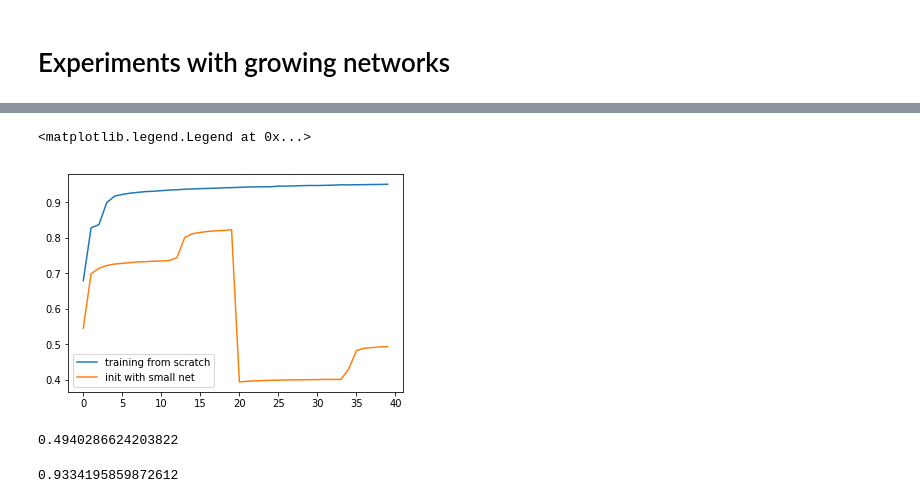
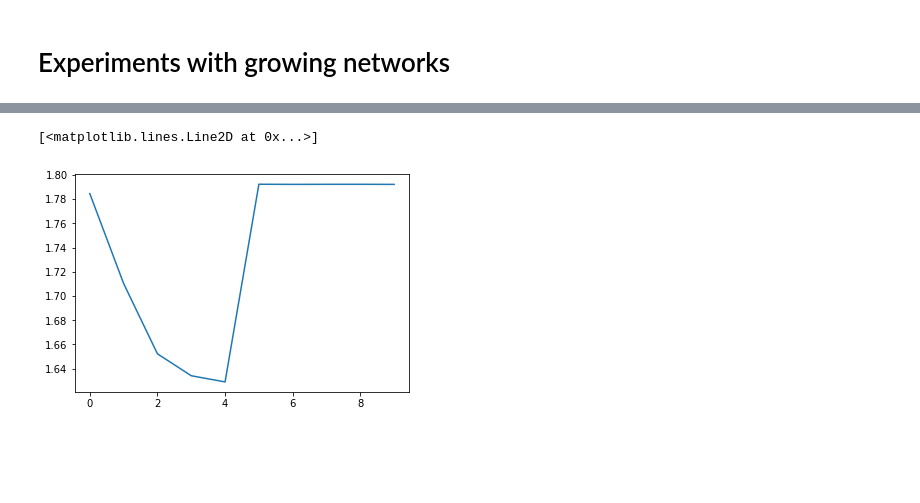
Before and after one commit to mshalvagal/weightSymmetry, a Jupyter notebook: Workspace.ipynb, the cells around one changed output, grey strips where cells are left out. Cells and saved outputs as stored; diff of their text form; code cells hidden in the pictures; blank space fills up the shorter version.

```diff
--- a/Workspace.ipynb
+++ b/Workspace.ipynb
@@ -169,17 +68,8 @@ plt.legend()
-# %%
-plt.plot(training_acc_big, label='training from scratch')
-plt.plot(np.append(training_acc_small, training_acc_big_2), label='init with small net')
-plt.legend()
-# %% [output]
-<matplotlib.legend.Legend at 0x...>
-[figure, removed]
-# %%
-test_acc = test(small_net, test_loader)
-print(test_acc)
-# %% [output]
-0.4940286624203822
-# %%
-test_acc = test(big_net, test_loader)
-print(test_acc)
-# %% [output]
-0.9334195859872612
+# %%
+loss = np.load('logs/16 neurons/loss_curve.npy')
+acc = np.load('logs/16 neurons/acc_curve.npy')
+# %%
+plt.plot(loss)
+# %% [output]
+[<matplotlib.lines.Line2D at 0x...>]
+[figure, added]
```
Also changed, not shown: parts of 13 cells of this notebook, 2 other files.
